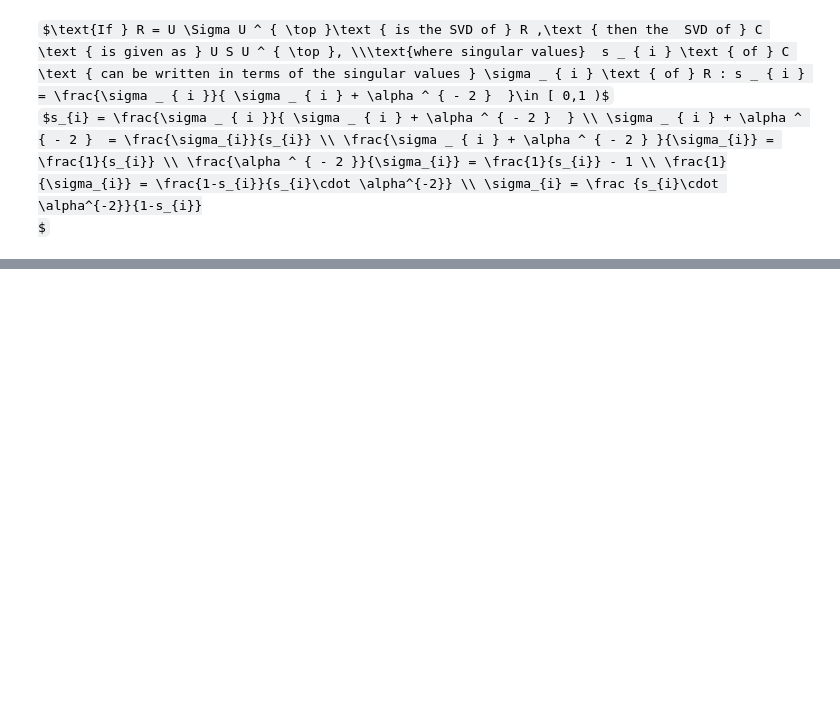
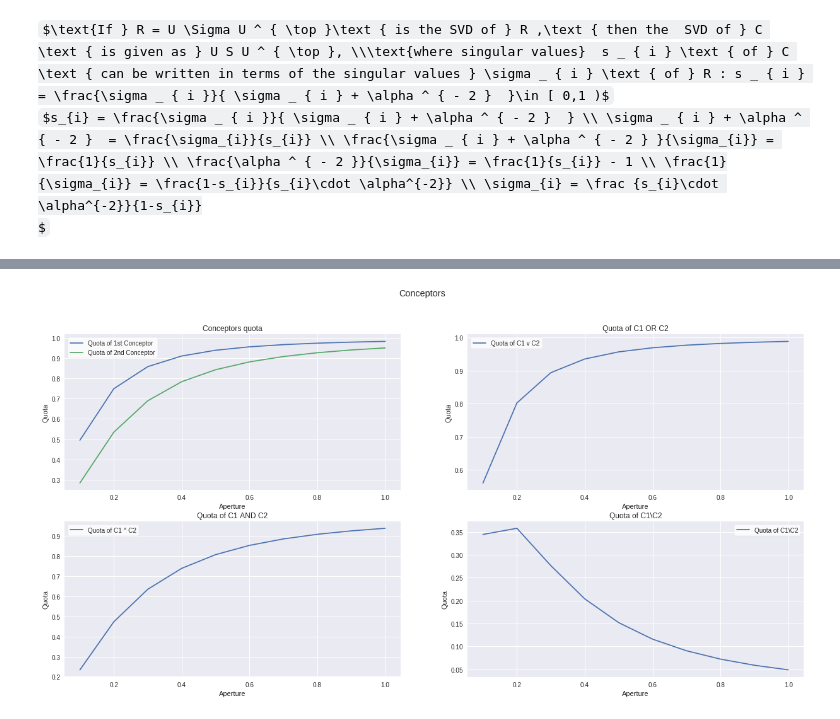
Before and after one commit to wiatrak2/BScThesis, a Jupyter notebook: Conceptors.ipynb, the cells around one changed output, grey strips where cells are left out. Drawn from its saved outputs; the diff is of its cells as text; code cells hidden in the pictures; some formulas as TeX source; blank space fills up the shorter version.

```diff
--- a/Conceptors.ipynb
+++ b/Conceptors.ipynb
@@ -265,0 +313,2 @@ np.sum(S) / 320
+# %%
+X_mnist_m_simple = get_input_mtx(mnist_m_train_loader, model_f_simple, (320, len(train_set)))
@@ -265,0 +331,4 @@ np.sum(S) / 320
+# %%
+mnist_simple_conceptors = [get_conceptor(X_mnist_simple, aperture) for aperture in apertures]
+# %%
+mnist_m_simple_conceptors = [get_conceptor(X_mnist_m_simple, aperture) for aperture in apertures]
@@ -265,0 +361,5 @@ np.sum(S) / 320
+# %%
+plots.plot_conceptors(mnist_simple_conceptors, mnist_m_simple_conceptors, apertures, quota, get_or_conceptor,
+               get_and_conceptor, get_diff_conceptor)
+# %% [output]
+[figure, added]
```
Also changed, not shown: parts of 57 cells of this notebook.
